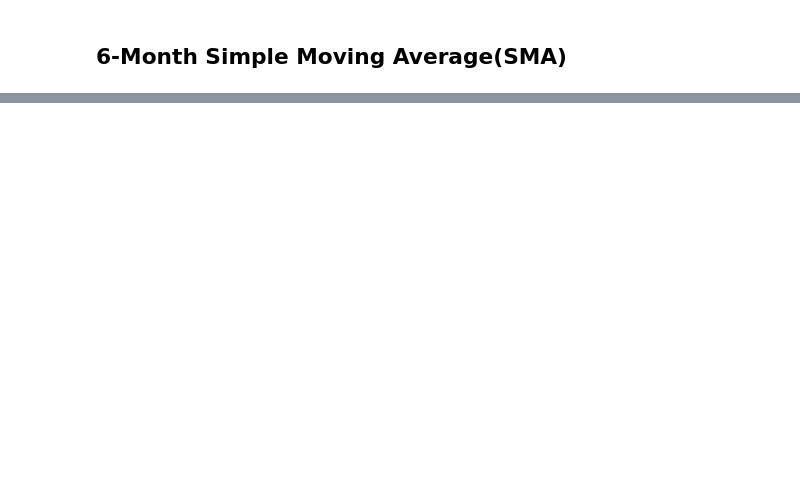
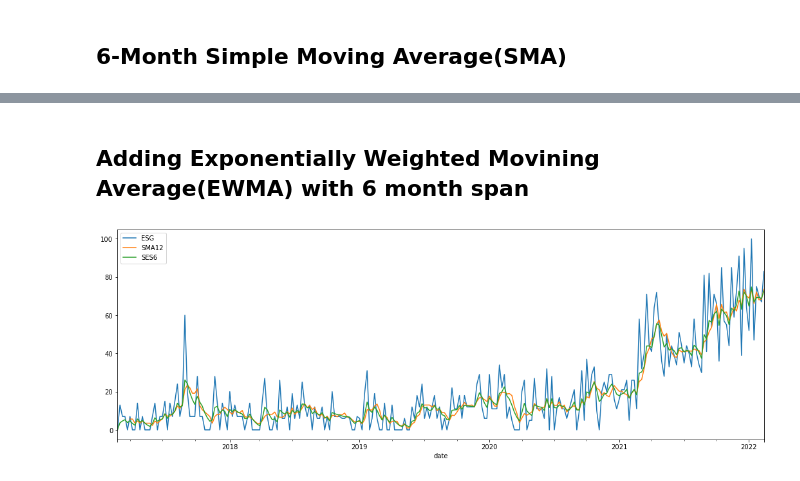
Before and after one commit to GiorgosAnastasakos/GreekESGenergyCompaniesPowerBI_PythonTimesSeriesAnalysis, a Jupyter notebook: GreekGoogleTrendsEsg_TimesSeriesAnalysisPython.ipynb, the cells around one changed output, grey strips where cells are left out. Drawn from its saved outputs; the diff is of its cells as text; code cells hidden in the pictures; blank space fills up the shorter version.

```diff
--- a/GreekGoogleTrendsEsg_TimesSeriesAnalysisPython.ipynb
+++ b/GreekGoogleTrendsEsg_TimesSeriesAnalysisPython.ipynb
@@ -52,0 +52,8 @@ df[['ESG','SMA12']].plot(figsize=(18,6), title = title).set(ylabel = ylabel);
+# %% [markdown]
+## Adding Exponentially Weighted Movining Average(EWMA) with 6 month span
+# %%
+df['SES6']=df['ESG'].ewm(span=6,adjust=False).mean()
+# df.head()
+df[['ESG','SMA12','SES6']].plot();
+# %% [output]
+[figure, added]
```
Also changed, not shown: parts of 8 cells of this notebook.
